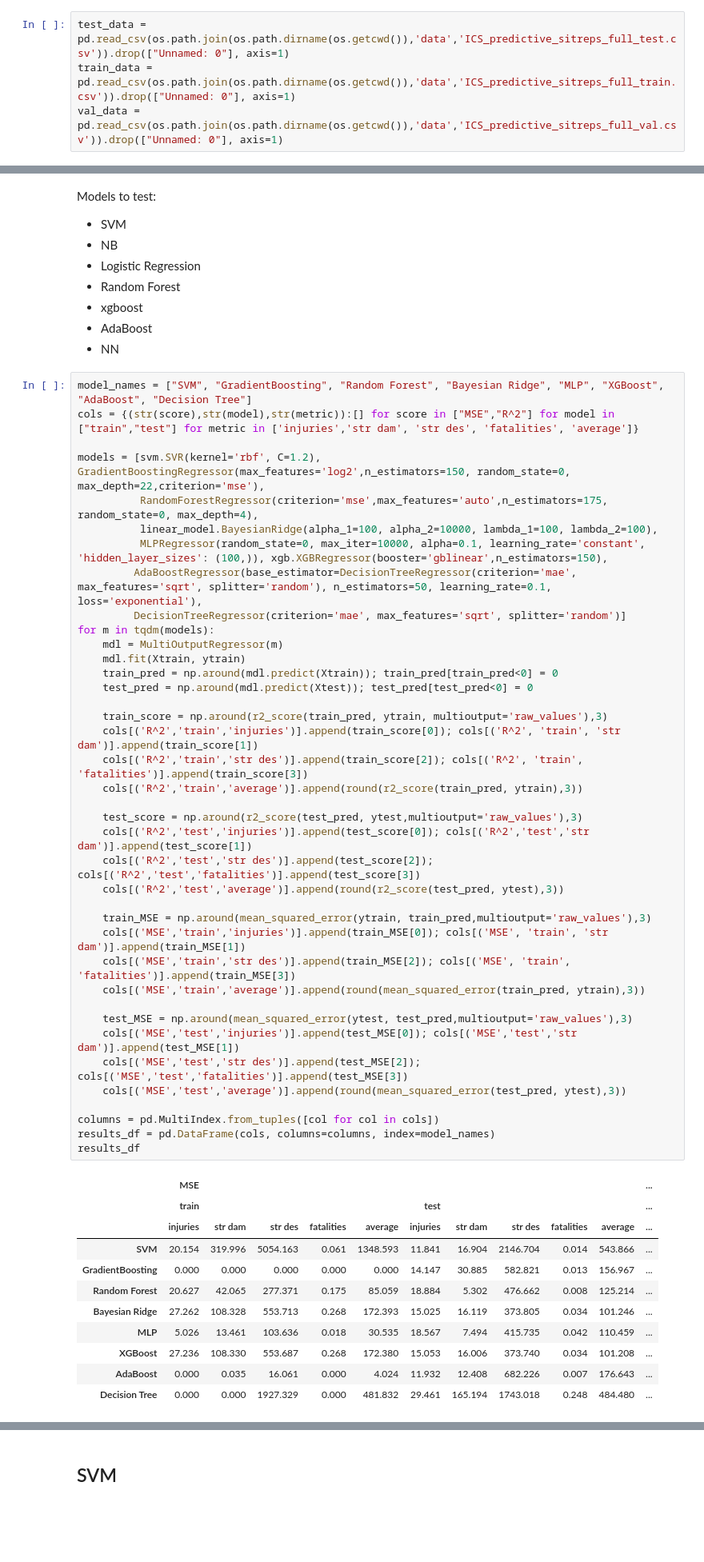
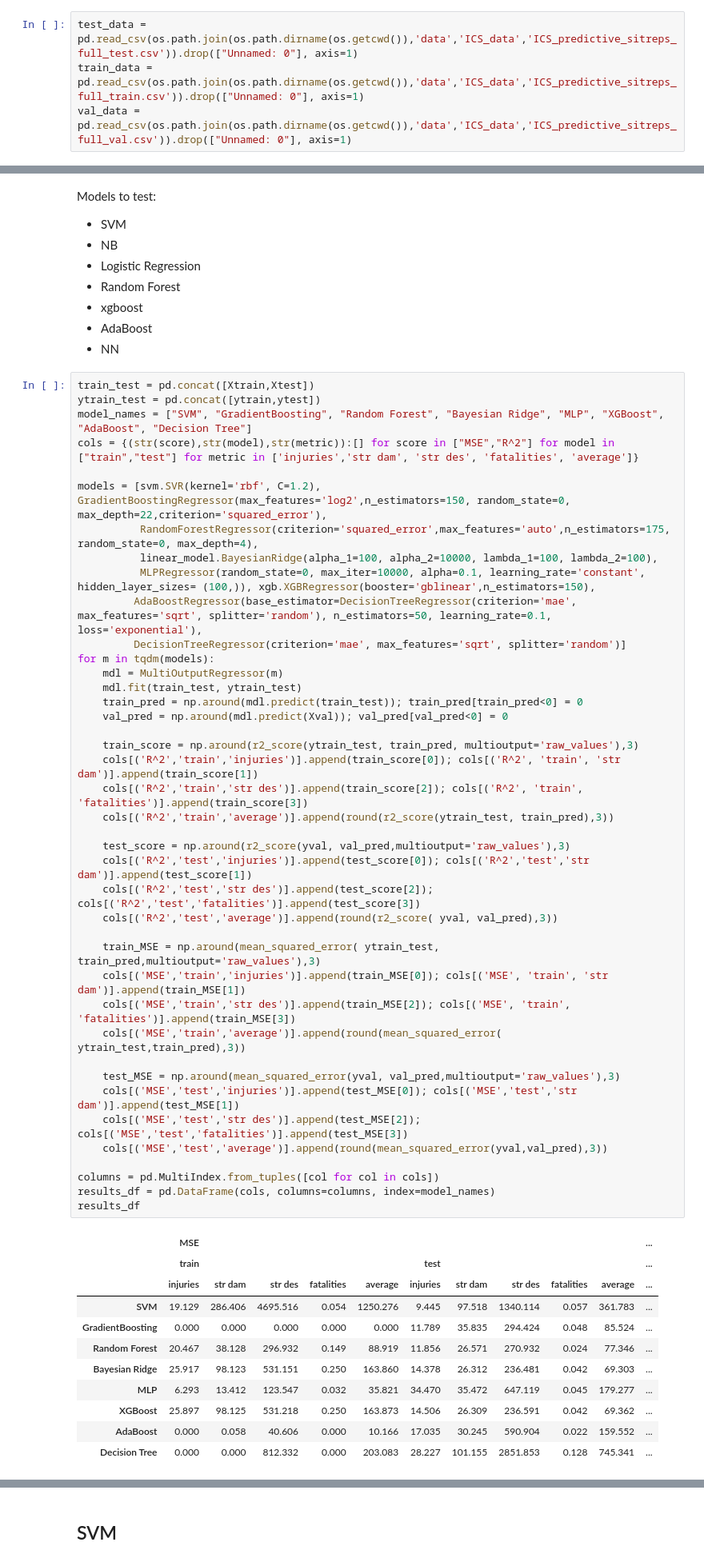
Before and after one commit to nasa/mika, a Jupyter notebook: notebooks/Severity Regression Model.ipynb, the cells around one changed output, grey strips where cells are left out. Shown at 80% size. Cells and saved outputs as stored; diff of their text form; blank space fills up the shorter version.

```diff
--- a/notebooks/Severity Regression Model.ipynb
+++ b/notebooks/Severity Regression Model.ipynb
@@ -36,9 +36,9 @@ sys.path.append(os.path.join(".."))
 from module.trend_analysis_functions import *
 from module.topic_model_plus_class import Topic_Model_plus
 # %%
-test_data = pd.read_csv(os.path.join(os.path.dirname(os.getcwd()),'data','ICS_predictive_sitreps_full_test.csv')).drop(["Unnamed: 0"], axis=1)
-train_data = pd.read_csv(os.path.join(os.path.dirname(os.getcwd()),'data','ICS_predictive_sitreps_full_train.csv')).drop(["Unnamed: 0"], axis=1)
-val_data = pd.read_csv(os.path.join(os.path.dirname(os.getcwd()),'data','ICS_predictive_sitreps_full_val.csv')).drop(["Unnamed: 0"], axis=1)
+test_data = pd.read_csv(os.path.join(os.path.dirname(os.getcwd()),'data','ICS_data','ICS_predictive_sitreps_full_test.csv')).drop(["Unnamed: 0"], axis=1)
+train_data = pd.read_csv(os.path.join(os.path.dirname(os.getcwd()),'data','ICS_data','ICS_predictive_sitreps_full_train.csv')).drop(["Unnamed: 0"], axis=1)
+val_data = pd.read_csv(os.path.join(os.path.dirname(os.getcwd()),'data','ICS_data','ICS_predictive_sitreps_full_val.csv')).drop(["Unnamed: 0"], axis=1)
 # %%
 train_data
 # %% [output]
@@ -121,53 +121,55 @@ Models to test:
 - AdaBoost
 - NN
 # %%
+train_test = pd.concat([Xtrain,Xtest])
+ytrain_test = pd.concat([ytrain,ytest])
 model_names = ["SVM", "GradientBoosting", "Random Forest", "Bayesian Ridge", "MLP", "XGBoost", "AdaBoost", "Decision Tree"]
 cols = {(str(score),str(model),str(metric)):[] for score in ["MSE","R^2"] for model in ["train","test"] for metric in ['injuries','str dam', 'str des', 'fatalities', 'average']}
 
-models = [svm.SVR(kernel='rbf', C=1.2), GradientBoostingRegressor(max_features='log2',n_estimators=150, random_state=0, max_depth=22,criterion='mse'),
-          RandomForestRegressor(criterion='mse',max_features='auto',n_estimators=175, random_state=0, max_depth=4),
+models = [svm.SVR(kernel='rbf', C=1.2), GradientBoostingRegressor(max_features='log2',n_estimators=150, random_state=0, max_depth=22,criterion='squared_error'),
+          RandomForestRegressor(criterion='squared_error',max_features='auto',n_estimators=175, random_state=0, max_depth=4),
           linear_model.BayesianRidge(alpha_1=100, alpha_2=10000, lambda_1=100, lambda_2=100),
-          MLPRegressor(random_state=0, max_iter=10000, alpha=0.1, learning_rate='constant', 'hidden_layer_sizes': (100,)), xgb.XGBRegressor(booster='gblinear',n_estimators=150),
+          MLPRegressor(random_state=0, max_iter=10000, alpha=0.1, learning_rate='constant', hidden_layer_sizes= (100,)), xgb.XGBRegressor(booster='gblinear',n_estimators=150),
          AdaBoostRegressor(base_estimator=DecisionTreeRegressor(criterion='mae', max_features='sqrt', splitter='random'), n_estimators=50, learning_rate=0.1, loss='exponential'),
          DecisionTreeRegressor(criterion='mae', max_features='sqrt', splitter='random')]
 for m in tqdm(models):
     mdl = MultiOutputRegressor(m)
-    mdl.fit(Xtrain, ytrain)
-    train_pred = np.around(mdl.predict(Xtrain)); train_pred[train_pred<0] = 0
-    test_pred = np.around(mdl.predict(Xtest)); test_pred[test_pred<0] = 0
+    mdl.fit(train_test, ytrain_test)
+    train_pred = np.around(mdl.predict(train_test)); train_pred[train_pred<0] = 0
+    val_pred = np.around(mdl.predict(Xval)); val_pred[val_pred<0] = 0
 
-    train_score = np.around(r2_score(train_pred, ytrain, multioutput='raw_values'),3)
+    train_score = np.around(r2_score(ytrain_test, train_pred, multioutput='raw_values'),3)
     cols[('R^2','train','injuries')].append(train_score[0]); cols[('R^2', 'train', 'str dam')].append(train_score[1])
     cols[('R^2','train','str des')].append(train_score[2]); cols[('R^2', 'train', 'fatalities')].append(train_score[3])
-    cols[('R^2','train','average')].append(round(r2_score(train_pred, ytrain),3))
+    cols[('R^2','train','average')].append(round(r2_score(ytrain_test, train_pred),3))
 
-    test_score = np.around(r2_score(test_pred, ytest,multioutput='raw_values'),3)
+    test_score = np.around(r2_score(yval, val_pred,multioutput='raw_values'),3)
     cols[('R^2','test','injuries')].append(test_score[0]); cols[('R^2','test','str dam')].append(test_score[1])
     cols[('R^2','test','str des')].append(test_score[2]); cols[('R^2','test','fatalities')].append(test_score[3])
-    cols[('R^2','test','average')].append(round(r2_score(test_pred, ytest),3))
+    cols[('R^2','test','average')].append(round(r2_score( yval, val_pred),3))
 
-    train_MSE = np.around(mean_squared_error(ytrain, train_pred,multioutput='raw_values'),3)
+    train_MSE = np.around(mean_squared_error( ytrain_test, train_pred,multioutput='raw_values'),3)
     cols[('MSE','train','injuries')].append(train_MSE[0]); cols[('MSE', 'train', 'str dam')].append(train_MSE[1])
     cols[('MSE','train','str des')].append(train_MSE[2]); cols[('MSE', 'train', 'fatalities')].append(train_MSE[3])
-    cols[('MSE','train','average')].append(round(mean_squared_error(train_pred, ytrain),3))
+    cols[('MSE','train','average')].append(round(mean_squared_error(  ytrain_test,train_pred),3))
 
-    test_MSE = np.around(mean_squared_error(ytest, test_pred,multioutput='raw_values'),3)
+    test_MSE = np.around(mean_squared_error(yval, val_pred,multioutput='raw_values'),3)
     cols[('MSE','test','injuries')].append(test_MSE[0]); cols[('MSE','test','str dam')].append(test_MSE[1])
     cols[('MSE','test','str des')].append(test_MSE[2]); cols[('MSE','test','fatalities')].append(test_MSE[3])
-    cols[('MSE','test','average')].append(round(mean_squared_error(test_pred, ytest),3))
+    cols[('MSE','test','average')].append(round(mean_squared_error(yval,val_pred),3))
 
 columns = pd.MultiIndex.from_tuples([col for col in cols])
 results_df = pd.DataFrame(cols, columns=columns, index=model_names)
 results_df
 # %% [output]
 |  | MSE |  |  |  |  |  |  |  |  |  | ... |
 |  | train |  |  |  |  | test |  |  |  |  | ... |
 |  | injuries | str dam | str des | fatalities | average | injuries | str dam | str des | fatalities | average | ... |
-| SVM | 20.154 | 319.996 | 5054.163 | 0.061 | 1348.593 | 11.841 | 16.904 | 2146.704 | 0.014 | 543.866 | ... |
-| GradientBoosting | 0.000 | 0.000 | 0.000 | 0.000 | 0.000 | 14.147 | 30.885 | 582.821 | 0.013 | 156.967 | ... |
-| Random Forest | 20.627 | 42.065 | 277.371 | 0.175 | 85.059 | 18.884 | 5.302 | 476.662 | 0.008 | 125.214 | ... |
-| Bayesian Ridge | 27.262 | 108.328 | 553.713 | 0.268 | 172.393 | 15.025 | 16.119 | 373.805 | 0.034 | 101.246 | ... |
-| MLP | 5.026 | 13.461 | 103.636 | 0.018 | 30.535 | 18.567 | 7.494 | 415.735 | 0.042 | 110.459 | ... |
-| XGBoost | 27.236 | 108.330 | 553.687 | 0.268 | 172.380 | 15.053 | 16.006 | 373.740 | 0.034 | 101.208 | ... |
-| AdaBoost | 0.000 | 0.035 | 16.061 | 0.000 | 4.024 | 11.932 | 12.408 | 682.226 | 0.007 | 176.643 | ... |
-| Decision Tree | 0.000 | 0.000 | 1927.329 | 0.000 | 481.832 | 29.461 | 165.194 | 1743.018 | 0.248 | 484.480 | ... |
+| SVM | 19.129 | 286.406 | 4695.516 | 0.054 | 1250.276 | 9.445 | 97.518 | 1340.114 | 0.057 | 361.783 | ... |
+| GradientBoosting | 0.000 | 0.000 | 0.000 | 0.000 | 0.000 | 11.789 | 35.835 | 294.424 | 0.048 | 85.524 | ... |
+| Random Forest | 20.467 | 38.128 | 296.932 | 0.149 | 88.919 | 11.856 | 26.571 | 270.932 | 0.024 | 77.346 | ... |
+| Bayesian Ridge | 25.917 | 98.123 | 531.151 | 0.250 | 163.860 | 14.378 | 26.312 | 236.481 | 0.042 | 69.303 | ... |
+| MLP | 6.293 | 13.412 | 123.547 | 0.032 | 35.821 | 34.470 | 35.472 | 647.119 | 0.045 | 179.277 | ... |
+| XGBoost | 25.897 | 98.125 | 531.218 | 0.250 | 163.873 | 14.506 | 26.309 | 236.591 | 0.042 | 69.362 | ... |
+| AdaBoost | 0.000 | 0.058 | 40.606 | 0.000 | 10.166 | 17.035 | 30.245 | 590.904 | 0.022 | 159.552 | ... |
+| Decision Tree | 0.000 | 0.000 | 812.332 | 0.000 | 203.083 | 28.227 | 101.155 | 2851.853 | 0.128 | 745.341 | ... |
```
Also changed, not shown: parts of 14 cells of this notebook, 8 other files.
